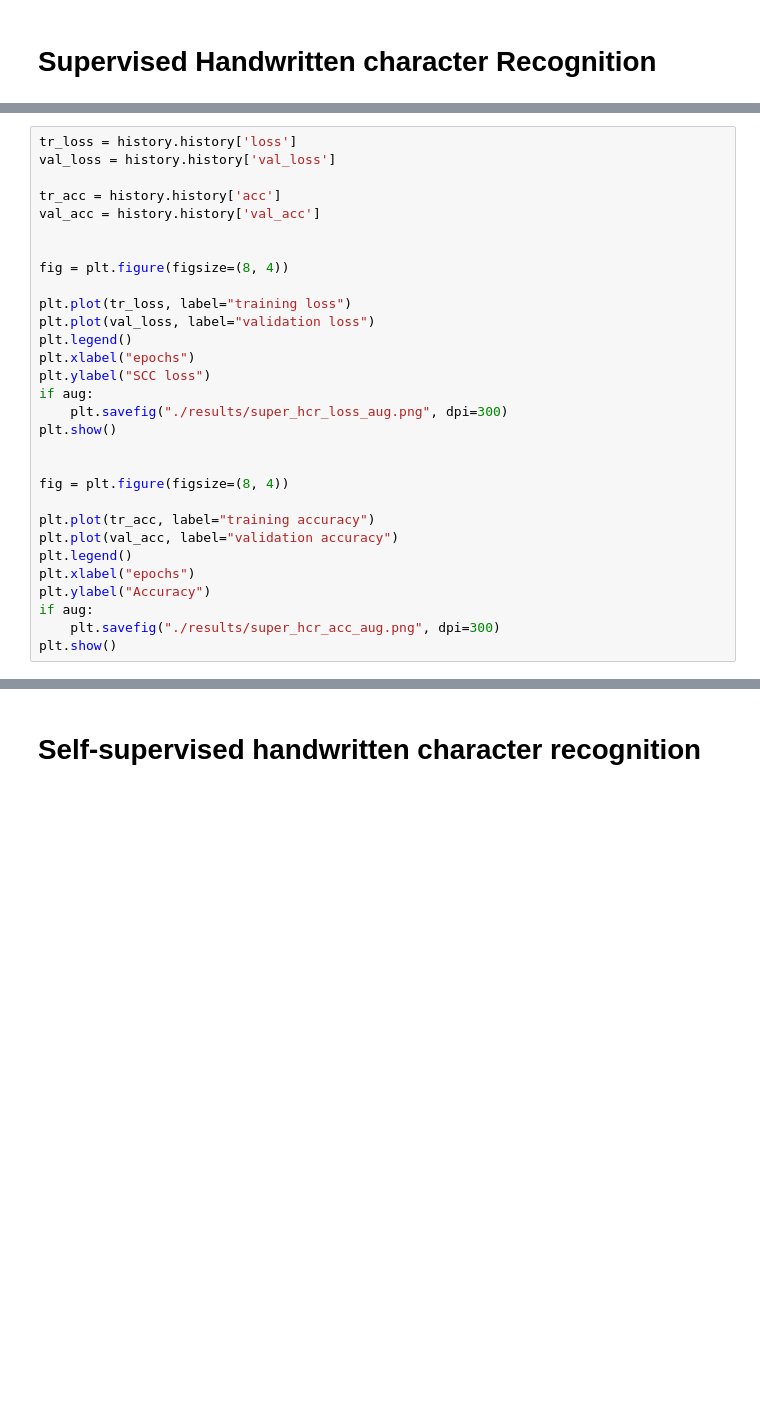
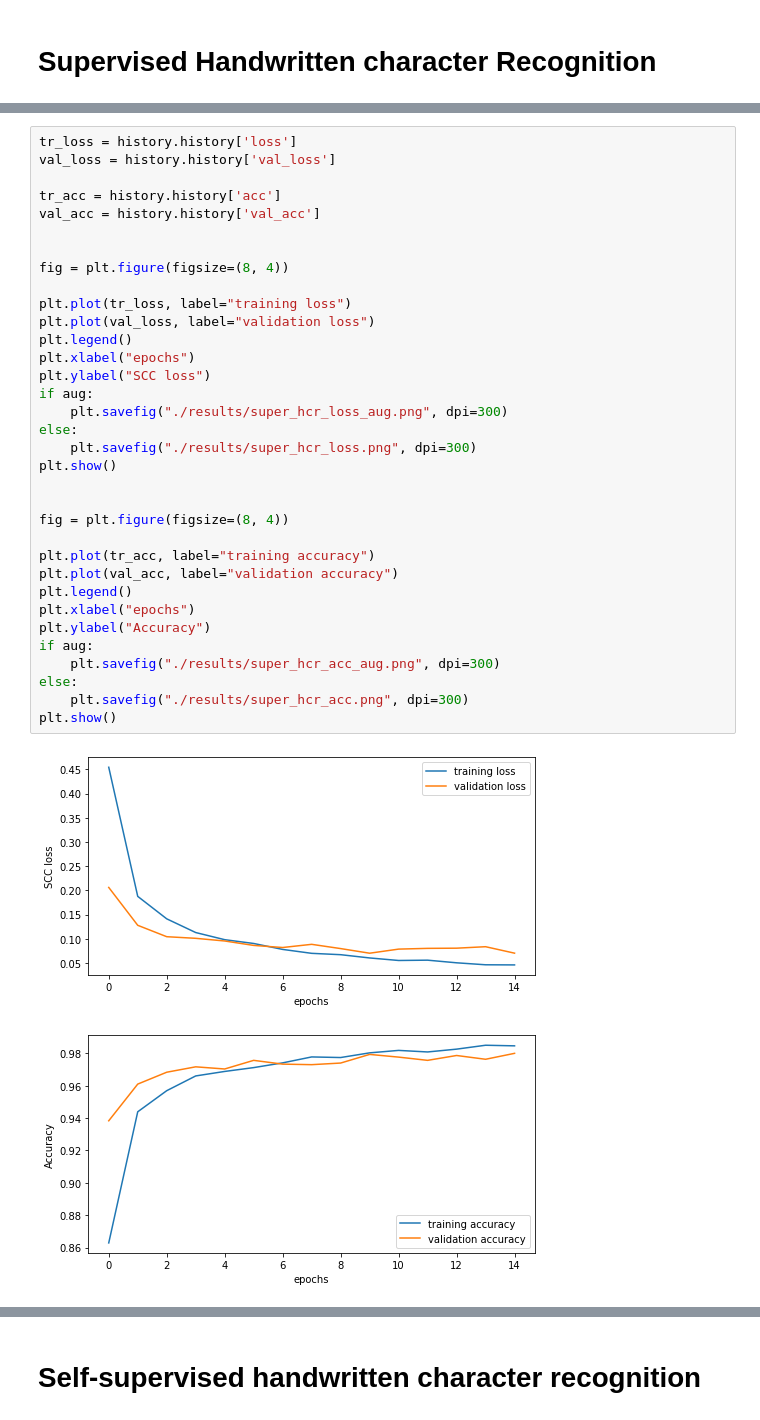
Before and after one commit to Lisa-dk/self-supervised-mnist, a Jupyter notebook: HTR_mwe.ipynb, the cells around one changed output, grey strips where cells are left out. Drawn from its saved outputs; the diff is of its cells as text; blank space fills up the shorter version.

```diff
--- a/HTR_mwe.ipynb
+++ b/HTR_mwe.ipynb
@@ -265,33 +277,40 @@ Epoch 14/100
 # %%
 tr_loss = history.history['loss']
 val_loss = history.history['val_loss']
 
 tr_acc = history.history['acc']
 val_acc = history.history['val_acc']
 
 
 fig = plt.figure(figsize=(8, 4))
 
 plt.plot(tr_loss, label="training loss")
 plt.plot(val_loss, label="validation loss")
 plt.legend()
 plt.xlabel("epochs")
 plt.ylabel("SCC loss")
 if aug:
 	plt.savefig("./results/super_hcr_loss_aug.png", dpi=300)
+else:
+	plt.savefig("./results/super_hcr_loss.png", dpi=300)
 plt.show()
 
 
 fig = plt.figure(figsize=(8, 4))
 
 plt.plot(tr_acc, label="training accuracy")
 plt.plot(val_acc, label="validation accuracy")
 plt.legend()
 plt.xlabel("epochs")
 plt.ylabel("Accuracy")
 if aug:
 	plt.savefig("./results/super_hcr_acc_aug.png", dpi=300)
+else:
+	plt.savefig("./results/super_hcr_acc.png", dpi=300)
 plt.show()
+# %% [output]
+[figure, added]
+[figure, added]
 # %%
 y_pred = super_htr_model.predict(x_test)
 
```
Also changed, not shown: parts of 7 cells of this notebook.
